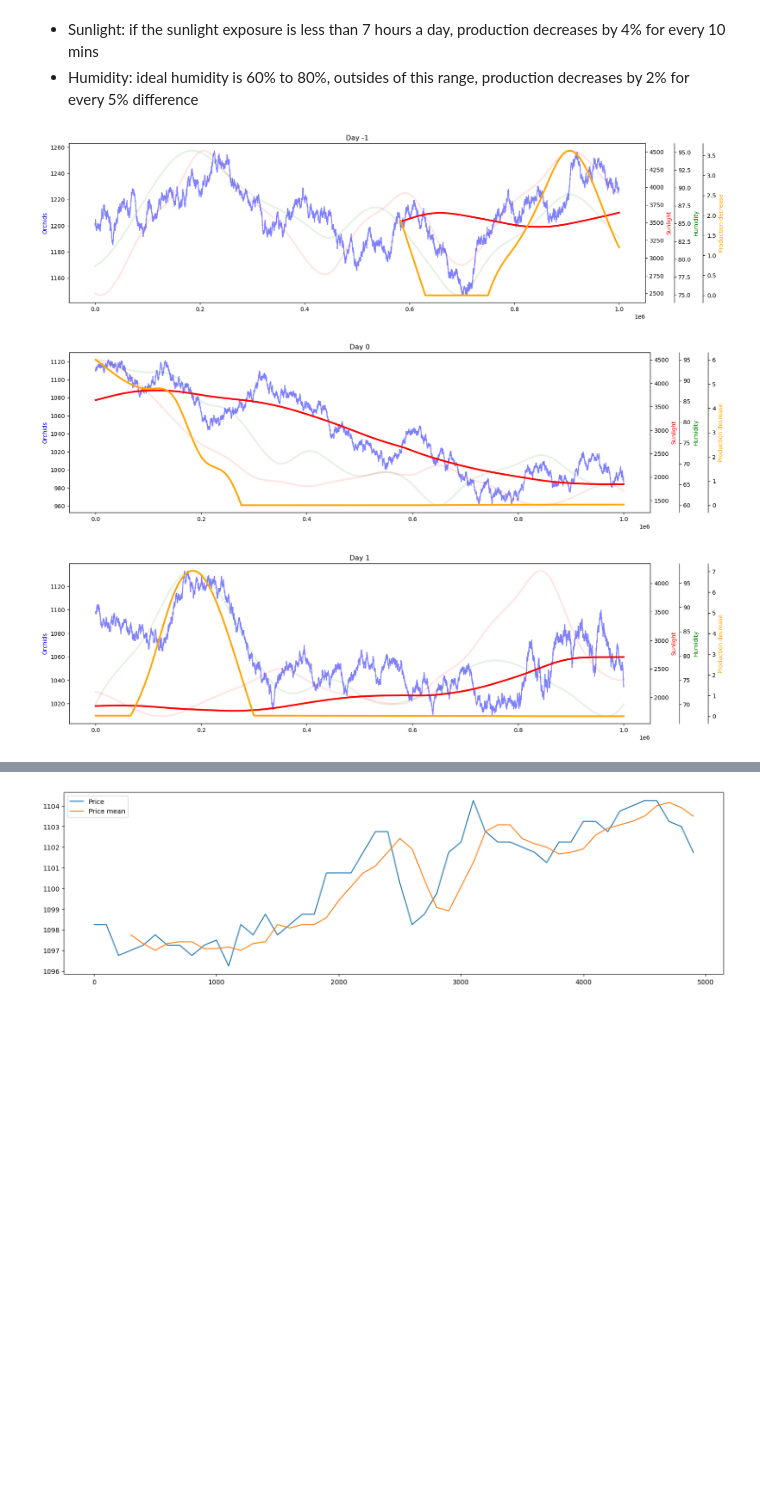
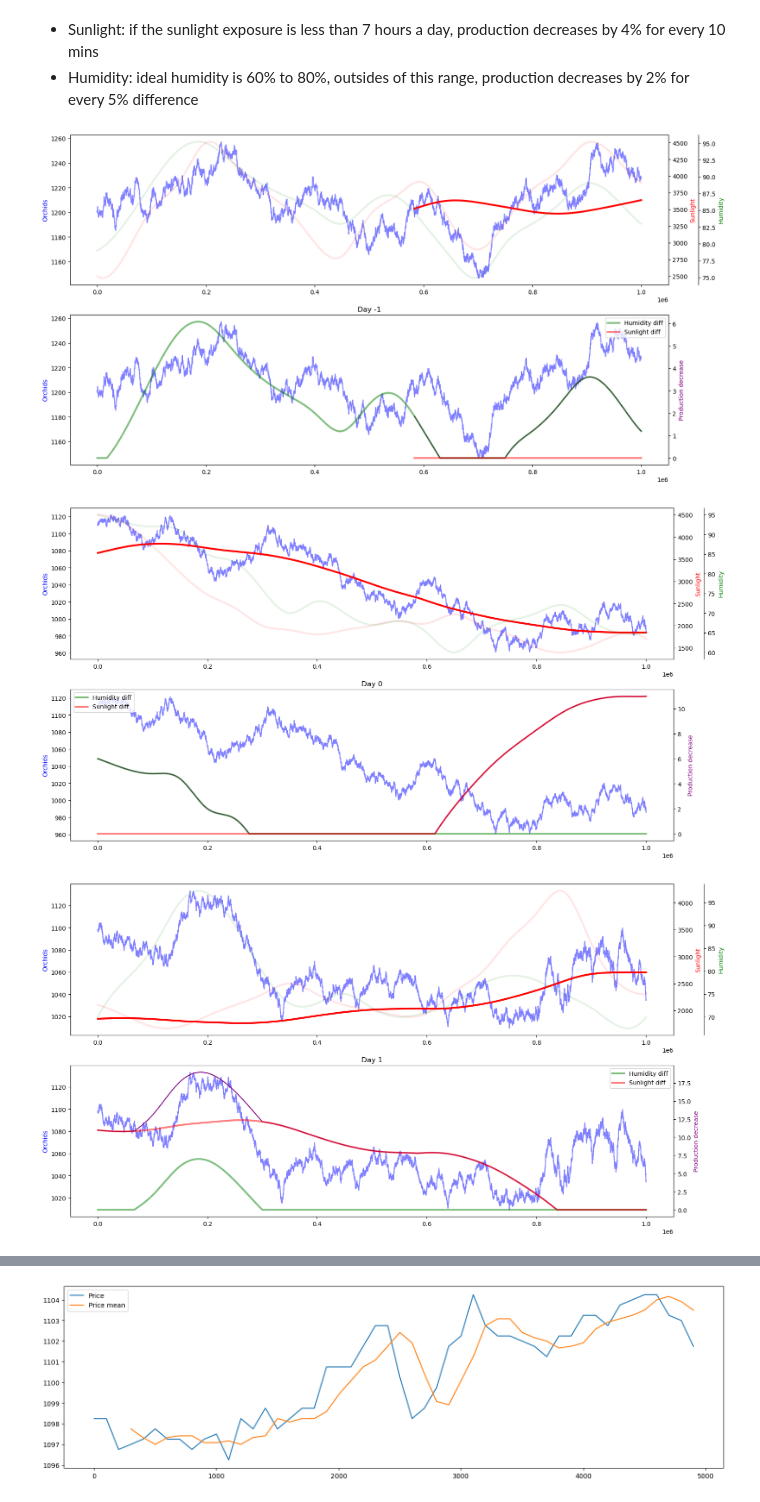
Before and after one commit to Meilism/IMC-Prosperity-Trading-Challenge, a Jupyter notebook: JM/analysis/data_analysis_ORCHIDS.ipynb, the cells around one changed output, grey strips where cells are left out. Drawn from its saved outputs; the diff is of its cells as text; code cells hidden in the pictures; blank space fills up the shorter version.

Commit message:
add round4 data analysis notebook

```diff
--- a/JM/analysis/data_analysis_ORCHIDS.ipynb
+++ b/JM/analysis/data_analysis_ORCHIDS.ipynb
@@ -20,3 +21,10 @@ activity.describe()
 | 50% | 1081.750000 | 1.300000 | 9.500000 | -2.600000 | 2498.066200 | 78.579020 |
 | 75% | 1195.750000 | 1.400000 | 10.500000 | -2.400000 | 3619.445200 | 86.771817 |
 | max | 1257.250000 | 2.100000 | 19.500000 | -2.000000 | 4513.986300 | 97.513270 |
+# %%
+activity_log, trade, observation = load_log('../../submissions/round2/trader_jm_xf_make_round2_final.log')
+observation['DAY'] = 2
+observation['timestamp'] = observation['timestamp'].astype(int)
+observation.set_index(['DAY', 'timestamp'], inplace=True)
+observation.drop(columns=['ASK', 'BID'], inplace=True)
+observation
@@ -22,0 +46,3 @@ activity.describe()
+# %%
+activity = pd.concat([activity, observation])
+activity
@@ -25,7 +76,8 @@ activity.describe()
 - Humidity: ideal humidity is 60% to 80%, outsides of this range, production decreases by 2% for every 5% difference
 # %%
 hourly_sunlight = 2500
-avg_window = 5833
+avg_window = int(10000 * 7/12)
+days = [-1, 0, 1, 2]
 
 for d in days:
     price = activity.loc[d].ORCHIDS
@@ -35,40 +87,47 @@ for d in days:
     if d == -1:
         sunlight_avg = sunlight.rolling(avg_window).mean()
     else:
         sunlight_before = activity.loc[d-1].SUNLIGHT
-        sunlight_before.index = sunlight.index - 1000_000
+        sunlight_before.index = sunlight_before.index - 1000_000
         sunlight_combined = pd.concat([sunlight_before, sunlight])
         sunlight_avg = sunlight_combined.rolling(avg_window).mean()
         sunlight_avg = sunlight_avg[sunlight_avg.index > 0]
 
     humidity_diff = 2/5 * humidity.apply(lambda x: max(x - 80, 60 - x, 0))
-    sunlight_diff = 4/42 * sunlight_avg.apply(lambda x: max((1 - x/2500, 0)))
+    sunlight_diff = 42 * sunlight_avg.apply(lambda x: max((1 - x/hourly_sunlight, 0)))
 
     production_dec = humidity_diff + sunlight_diff
 
-    fig, ax1 = plt.subplots(figsize=(18, 5))
+    fig, ax = plt.subplots(2, 1, figsize=(18, 10))
+    ax1 = ax[0]
     ax2 = ax1.twinx()
     ax3 = ax1.twinx()
-    ax4 = ax1.twinx()
     ax3.spines.right.set_position(("axes", 1.05))
-    ax4.spines.right.set_position(("axes", 1.1))
 
     ax1.plot(price, color='blue', alpha=0.5)
     ax1.set_ylabel('Orchids', color='blue')
 
     ax2.plot(sunlight, color='red', alpha=0.1, linewidth=3)
     ax2.plot(sunlight_avg, color='red', linewidth=3)
     ax2.set_ylabel('Sunlight', color='red')
 
     ax3.plot(humidity, color='green', alpha=0.1, linewidth=3)
     ax3.set_ylabel('Humidity', color='green')
 
-    ax4.plot(production_dec, color='orange', linewidth=3)
-    ax4.set_ylabel('Production decrease', color='orange')
+    ax4 = ax[1]
+    ax5 = ax4.twinx()
+
+    ax4.plot(price, color='blue', alpha=0.5)
+    ax4.set_ylabel('Orchids', color='blue')
+    ax5.plot(production_dec, color='purple')
+    ax5.plot(humidity_diff, color='green', alpha=0.5, linewidth=3, label='Humidity diff')
+    ax5.plot(sunlight_diff, color='red', alpha=0.5, linewidth=3, label='Sunlight diff')
+    ax5.legend()
+    ax5.set_ylabel('Production decrease', color='purple')
 
     plt.title(f'Day {d}')
     plt.show()
 # %% [output]
-[figure, old version]
+[figure, new version]
-[figure, old version]
+[figure, new version]
-[figure, old version]
+[figure, new version]
```
Also changed, not shown: parts of 9 cells of this notebook, 4 other files.
